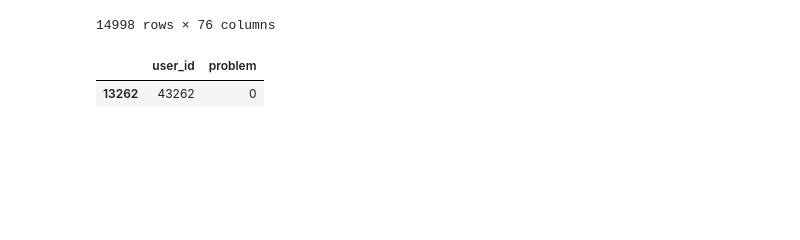
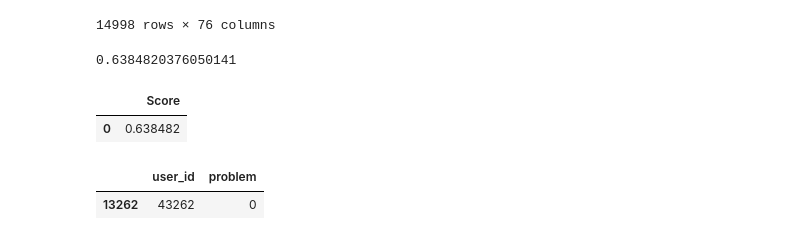
Before and after one commit to LEEHM97/machine-learning-exercises, a Jupyter notebook: 10.DAYCON대회_사용자불편예지/model_corr_case2.ipynb, the cells around one changed output. Cells and saved outputs as stored; diff of their text form; code cells hidden in the pictures; blank space fills up the shorter version.

```diff
--- a/10.DAYCON대회_사용자불편예지/model_corr_case2.ipynb
+++ b/10.DAYCON대회_사용자불편예지/model_corr_case2.ipynb
@@ -322,6 +302,17 @@ predictions
 | 14996 | 6.024724 | 24.874719 | -0.227667 | -0.190118 | -0.036071 | -0.058989 | -0.05077 | -0.029999 | -0.052692 | -0.045813 | ... | ... |
 | 14997 | -0.041625 | -0.282718 | 0.325473 | -0.190118 | -0.036071 | -0.058989 | -0.05077 | -0.029999 | -0.052692 | -0.045813 | ... | ... |
 14998 rows × 76 columns
+# %%
+user_nan = predictions.Score.mean()
+user_nan
+# %% [output]
+0.6384820376050141
+# %%
+new_row = pd.DataFrame(data=[user_nan], columns=['Score'])
+new_row
+# %% [output]
+|  | Score |
+| 0 | 0.638482 |
 # %%
 # test_err 에서는 43262 user가 존재하지 않는다.
 submission[submission.user_id == 43262]
```
Also changed, not shown: parts of 16 cells of this notebook.
